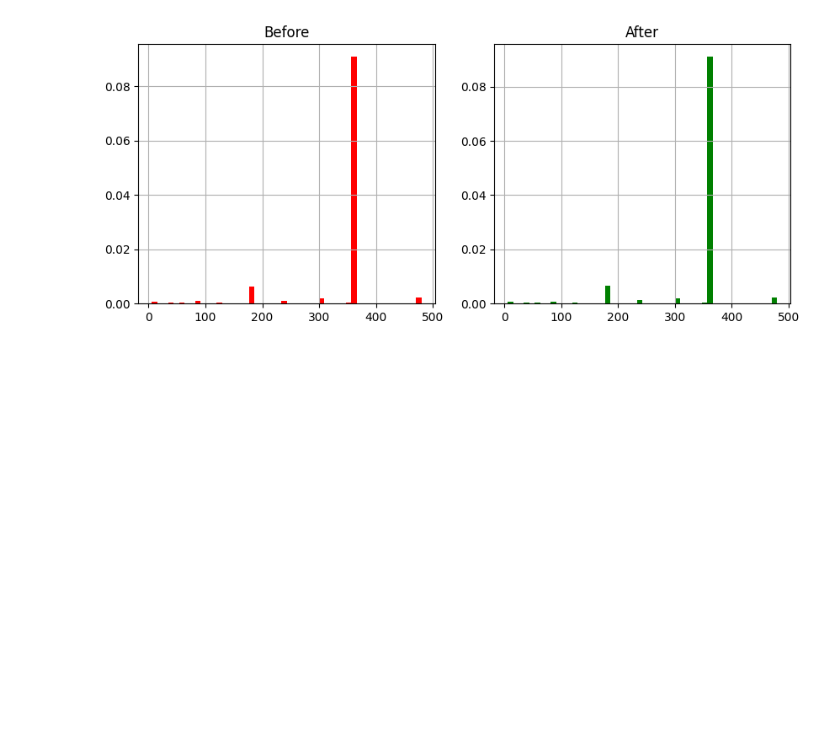
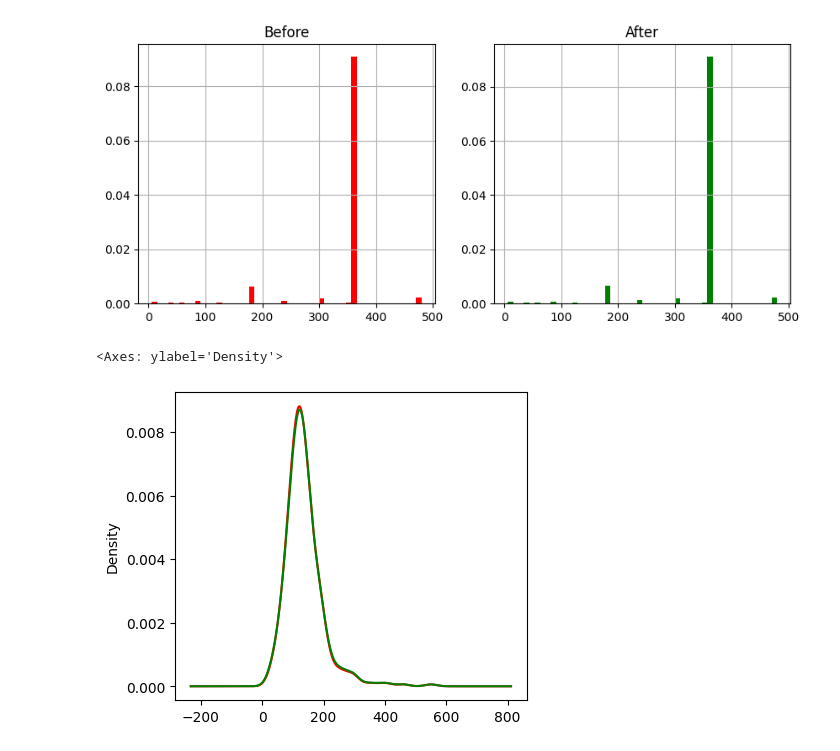
Before and after one commit to Ritusikarwar/ML_Practice, a Jupyter notebook: null_value_handling.ipynb, the cells around one changed output. Cells and saved outputs as stored; diff of their text form; code cells hidden in the pictures; blank space fills up the shorter version.

Commit message:
line graph

```diff
--- a/null_value_handling.ipynb
+++ b/null_value_handling.ipynb
@@ -131,3 +131,11 @@ ax2.set_title("After")
 plt.show()
 # %% [output]
 [figure]
+# %%
+fig = plt.figure(figsize=(10,4))
+ax1 = fig.add_subplot(121)
+df['LoanAmount'].plot.density(color='red') #before
+new_df['LoanAmount'].plot.density(color='green') #after
+# %% [output]
+<Axes: ylabel='Density'>
+[figure, added]
```
Also changed, not shown: parts of 1 cell of this notebook.
